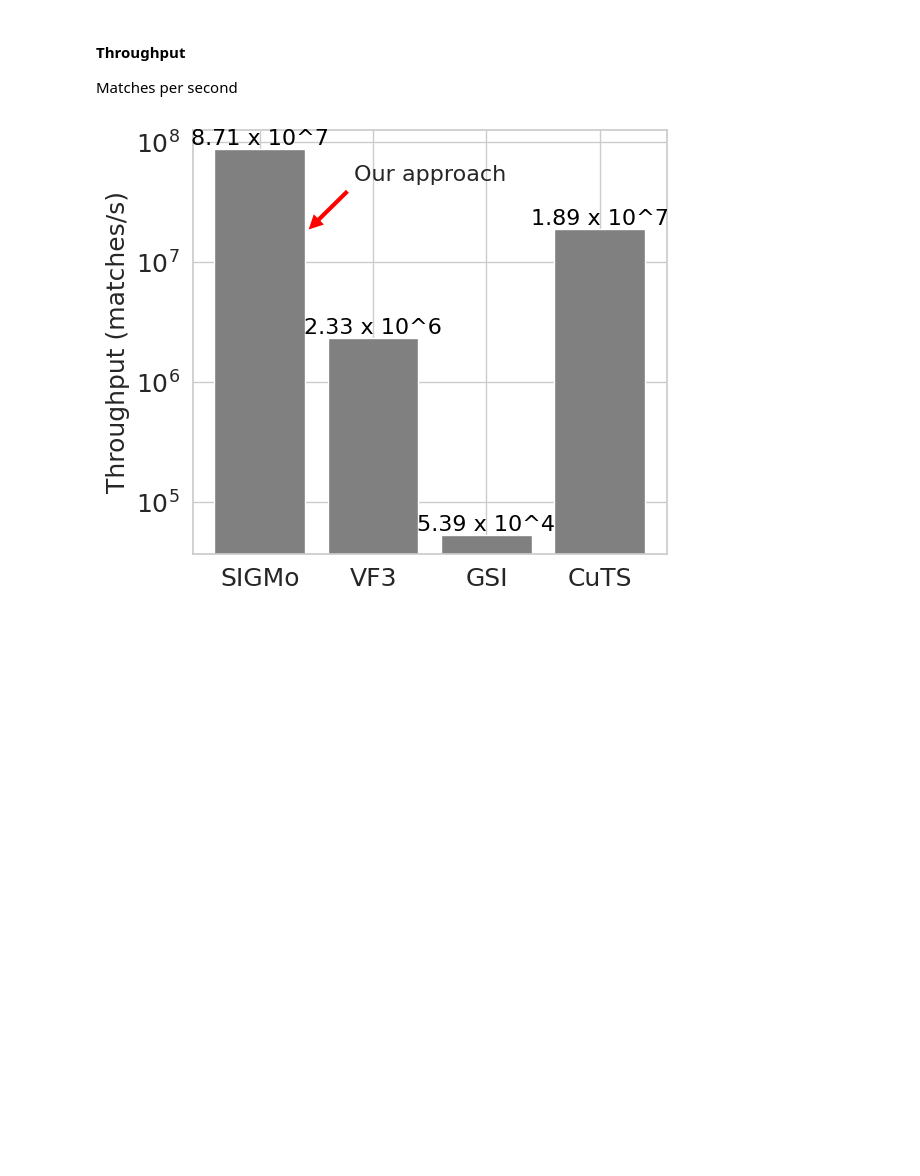
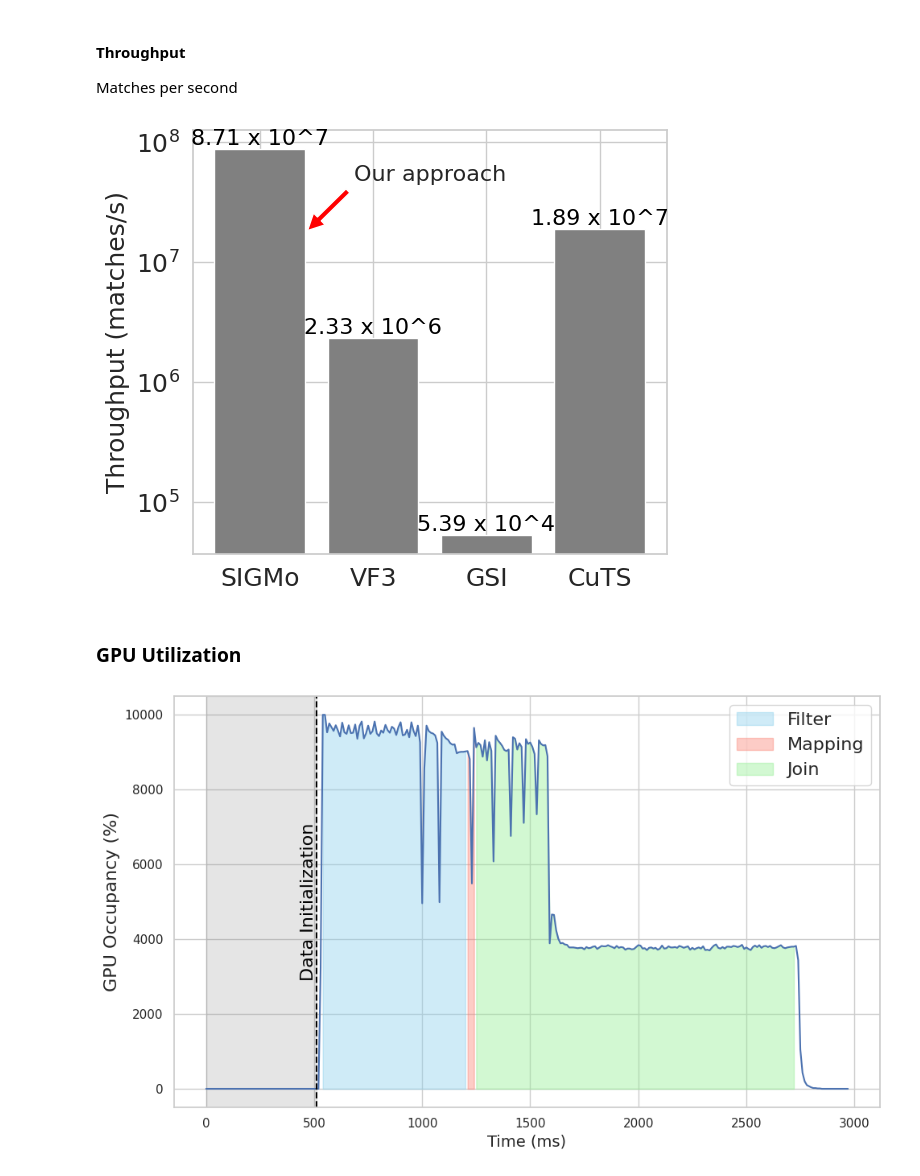
Before and after one commit to antonio-decaro/SIGMo, a Jupyter notebook: 4_produce_plot.ipynb, the cells around one changed output. Cells and saved outputs as stored; diff of their text form; code cells hidden in the pictures; blank space fills up the shorter version.

Commit message:
inserted utilzation plot

```diff
--- a/4_produce_plot.ipynb
+++ b/4_produce_plot.ipynb
@@ -483,3 +483,5 @@ fig.savefig('./out/plots/sota_throughput.pdf')
 fig.show()
 # %% [output]
 [figure]
+# %% [markdown]
+### GPU Utilization
@@ -485,0 +567,66 @@ fig.show()
+# %%
+FONTSIZE = 16
+fig, axs = plt.subplots(figsize=(10, 6))
+
+gpu_df['gpu_util'] *= 100 # Convert to percentage
+
+operations = [
+    # {'name': 'Data Initialization', 'start': 0, 'end': p.setup_data_host_time, 'color': 'lightgray'},
+    {'name': 'Filter', 'start': p.setup_data_host_time, 'end': (p.setup_data_host_time + p.filter_host_time), 'color': 'skyblue'},
+    {'name': 'Mapping', 'start': (p.setup_data_host_time + p.filter_host_time), 'end': (p.setup_data_host_time + p.filter_host_time + p.mapping_host_time), 'color': 'salmon'},
+    {'name': 'Join', 'start': (p.setup_data_host_time + p.filter_host_time + p.mapping_host_time), 'end': (p.setup_data_host_time + p.filter_host_time + p.mapping_host_time + p.join_host_time), 'color': 'lightgreen'},
+    # {'name': 'Other', 'start': (p.setup_data_host_time + p.filter_host_time + p.mapping_host_time + p.join_host_time), 'end': p.total_time, 'color': 'lightgray'}
+]
+
+# Plot the GPU utilization as a line
+sns.lineplot(data=gpu_df, x='timestamp', y='gpu_util', ax=axs)
+
+# Loop through each operation to fill the corresponding region with its color
+for op in operations:
+    # Create a mask for timestamps within the operation's interval
+    mask = (gpu_df['timestamp'] >= op['start']) & (gpu_df['timestamp'] <= op['end'])
+
+    # Fill the area under the curve for this operation
+    axs.fill_between(
+        gpu_df.loc[mask, 'timestamp'],
+        gpu_df.loc[mask, 'gpu_util'],
+        color=op['color'],
+        alpha=0.4,
+        label=op['name']
+    )
+
+# Find the first and last nonzero GPU utilization timestamps
+nonzero_mask = gpu_df['gpu_util'] > 0
+if nonzero_mask.any():
+    first_nonzero_ts = gpu_df.loc[nonzero_mask, 'timestamp'].iloc[0] - 20
+    last_nonzero_ts = gpu_df.loc[nonzero_mask, 'timestamp'].iloc[-1]
+
+    # Draw vertical dashed lines at the first and last nonzero values
+    axs.axvline(first_nonzero_ts, color='black', linestyle='--')
+    # axs.axvline(last_nonzero_ts, color='black', linestyle='--')
+
+    # Get overall min and max timestamps from the data
+    min_ts = gpu_df['timestamp'].min()
+    max_ts = gpu_df['timestamp'].max()
+
+    # Highlight regions before the first nonzero and after the last nonzero
+    axs.axvspan(min_ts, first_nonzero_ts, color='gray', alpha=0.2)
+
+    # Add vertical text labels on the first and last lines
+    # Using the x-axis transform to place text in axis coordinates (0-1 in y)
+    axs.text(first_nonzero_ts, .5, 'Data Initialization', transform=axs.get_xaxis_transform(),
+             rotation=90, verticalalignment='center', horizontalalignment='right', color='black', fontsize=FONTSIZE)
+    # axs.text(last_nonzero_ts, 0.95, 'Last nonzero', transform=axs.get_xaxis_transform(),
+    #          rotation=90, verticalalignment='top', horizontalalignment='left', color='black')
+
+# Add labels and title
+axs.set_xlabel("Time (ms)", fontsize=14)
+axs.set_ylabel("GPU Occupancy (%)", fontsize=FONTSIZE)
+axs.grid(True)
+axs.legend(fontsize=FONTSIZE)
+
+fig.tight_layout()
+fig.savefig('./out/plots/gpu_utilization.pdf')
+fig.show()
+# %% [output]
+[figure, added]
```
Also changed, not shown: parts of 2 cells of this notebook.
